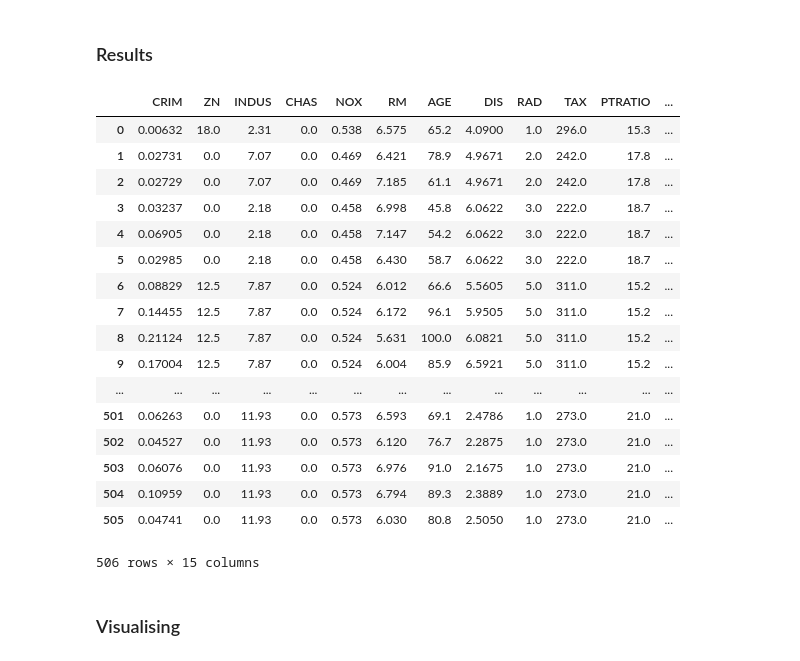
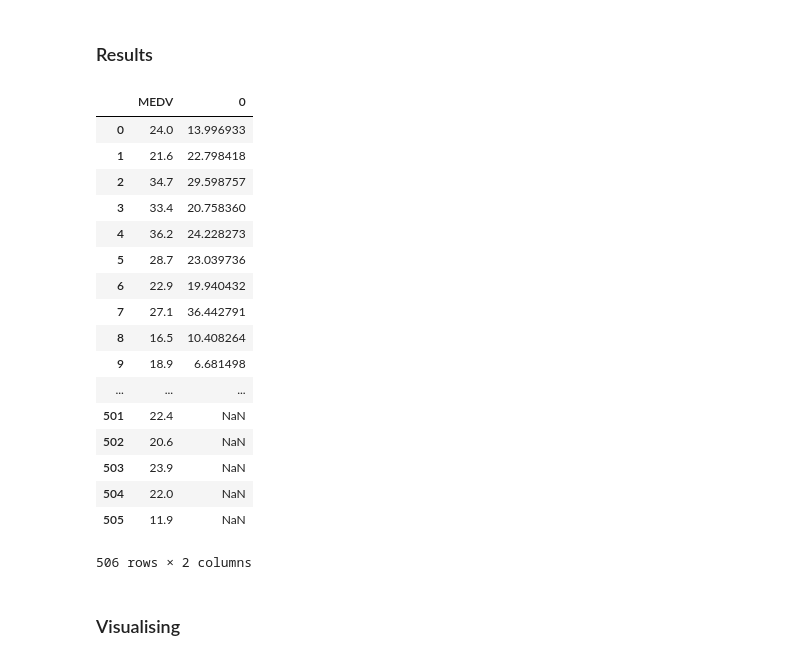
Before and after one commit to AideenByrne/2019MachineLearningProject, a Jupyter notebook: 2019project.ipynb, the cells around one changed output. Cells and saved outputs as stored; diff of their text form; code cells hidden in the pictures.

Commit message:
Results

```diff
--- a/2019project.ipynb
+++ b/2019project.ipynb
@@ -410,8 +409,8 @@ x_train_scaled = pd.DataFrame(scaler.transform(x_train), columns = x_train.colum
 #call Sequential model
 m = kr.models.Sequential()
 #build input layers with 100 layers of neurons, an input dimension size of 13 and an activation function of "relu"
-m.add(kr.layers.Dense(units=100, input_dim=(13), activation='relu'))
-m.add(kr.layers.Dense(units=100, input_dim=(13), activation='relu'))
+m.add(kr.layers.Dense(units=100, input_dim=(13), activation='tanh'))
+m.add(kr.layers.Dense(units=100, input_dim=(13), activation='tanh'))
 #build output layer with dimension size of 1 and an activation function of 'linear'
 m.add(kr.layers.Dense(units=1, input_dim=(1), activation='linear'))
 #compile the network with a loss function of MSE and an optimizer of adam
@@ -533,27 +532,27 @@ output1 = pd.DataFrame(predictions1)
 # %% [markdown]
 ### Results
 # %%
-results1 = pd.concat([x, y, output1], axis=1)
-results1
+results1 = pd.concat([ y, output1], axis=1)
+display(results1)
 # %% [output]
-|  | CRIM | ZN | INDUS | CHAS | NOX | RM | AGE | DIS | RAD | TAX | PTRATIO | ... |
-| 0 | 0.00632 | 18.0 | 2.31 | 0.0 | 0.538 | 6.575 | 65.2 | 4.0900 | 1.0 | 296.0 | 15.3 | ... |
-| 1 | 0.02731 | 0.0 | 7.07 | 0.0 | 0.469 | 6.421 | 78.9 | 4.9671 | 2.0 | 242.0 | 17.8 | ... |
-| 2 | 0.02729 | 0.0 | 7.07 | 0.0 | 0.469 | 7.185 | 61.1 | 4.9671 | 2.0 | 242.0 | 17.8 | ... |
-| 3 | 0.03237 | 0.0 | 2.18 | 0.0 | 0.458 | 6.998 | 45.8 | 6.0622 | 3.0 | 222.0 | 18.7 | ... |
-| 4 | 0.06905 | 0.0 | 2.18 | 0.0 | 0.458 | 7.147 | 54.2 | 6.0622 | 3.0 | 222.0 | 18.7 | ... |
-| 5 | 0.02985 | 0.0 | 2.18 | 0.0 | 0.458 | 6.430 | 58.7 | 6.0622 | 3.0 | 222.0 | 18.7 | ... |
-| 6 | 0.08829 | 12.5 | 7.87 | 0.0 | 0.524 | 6.012 | 66.6 | 5.5605 | 5.0 | 311.0 | 15.2 | ... |
-| 7 | 0.14455 | 12.5 | 7.87 | 0.0 | 0.524 | 6.172 | 96.1 | 5.9505 | 5.0 | 311.0 | 15.2 | ... |
-| 8 | 0.21124 | 12.5 | 7.87 | 0.0 | 0.524 | 5.631 | 100.0 | 6.0821 | 5.0 | 311.0 | 15.2 | ... |
-| 9 | 0.17004 | 12.5 | 7.87 | 0.0 | 0.524 | 6.004 | 85.9 | 6.5921 | 5.0 | 311.0 | 15.2 | ... |
-| ... | ... | ... | ... | ... | ... | ... | ... | ... | ... | ... | ... | ... |
-| 501 | 0.06263 | 0.0 | 11.93 | 0.0 | 0.573 | 6.593 | 69.1 | 2.4786 | 1.0 | 273.0 | 21.0 | ... |
-| 502 | 0.04527 | 0.0 | 11.93 | 0.0 | 0.573 | 6.120 | 76.7 | 2.2875 | 1.0 | 273.0 | 21.0 | ... |
-| 503 | 0.06076 | 0.0 | 11.93 | 0.0 | 0.573 | 6.976 | 91.0 | 2.1675 | 1.0 | 273.0 | 21.0 | ... |
-| 504 | 0.10959 | 0.0 | 11.93 | 0.0 | 0.573 | 6.794 | 89.3 | 2.3889 | 1.0 | 273.0 | 21.0 | ... |
-| 505 | 0.04741 | 0.0 | 11.93 | 0.0 | 0.573 | 6.030 | 80.8 | 2.5050 | 1.0 | 273.0 | 21.0 | ... |
+|  | MEDV | 0 |
+| 0 | 24.0 | 13.996933 |
+| 1 | 21.6 | 22.798418 |
+| 2 | 34.7 | 29.598757 |
+| 3 | 33.4 | 20.758360 |
+| 4 | 36.2 | 24.228273 |
+| 5 | 28.7 | 23.039736 |
+| 6 | 22.9 | 19.940432 |
+| 7 | 27.1 | 36.442791 |
+| 8 | 16.5 | 10.408264 |
+| 9 | 18.9 | 6.681498 |
+| ... | ... | ... |
+| 501 | 22.4 | NaN |
+| 502 | 20.6 | NaN |
+| 503 | 23.9 | NaN |
+| 504 | 22.0 | NaN |
+| 505 | 11.9 | NaN |
-506 rows × 15 columns
+506 rows × 2 columns
 # %% [markdown]
 ### Visualising
 # %%
```
Also changed, not shown: parts of 10 cells of this notebook.
